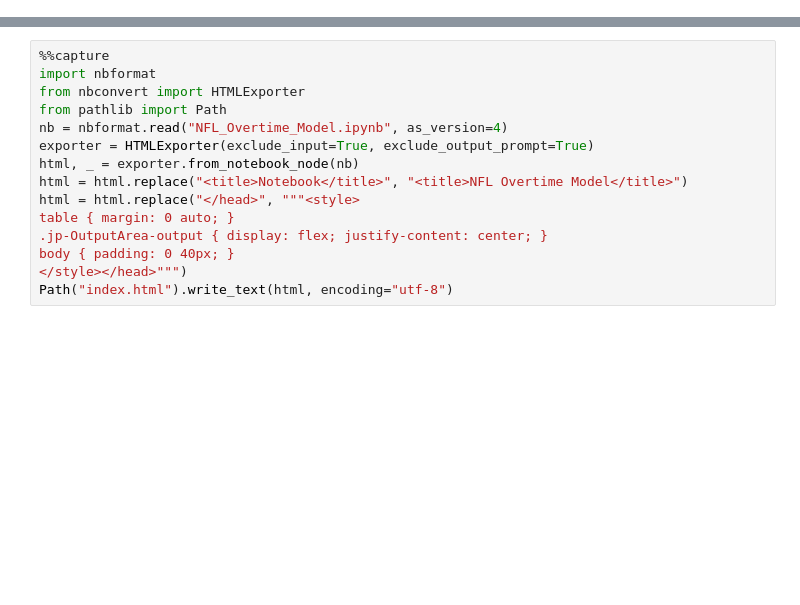
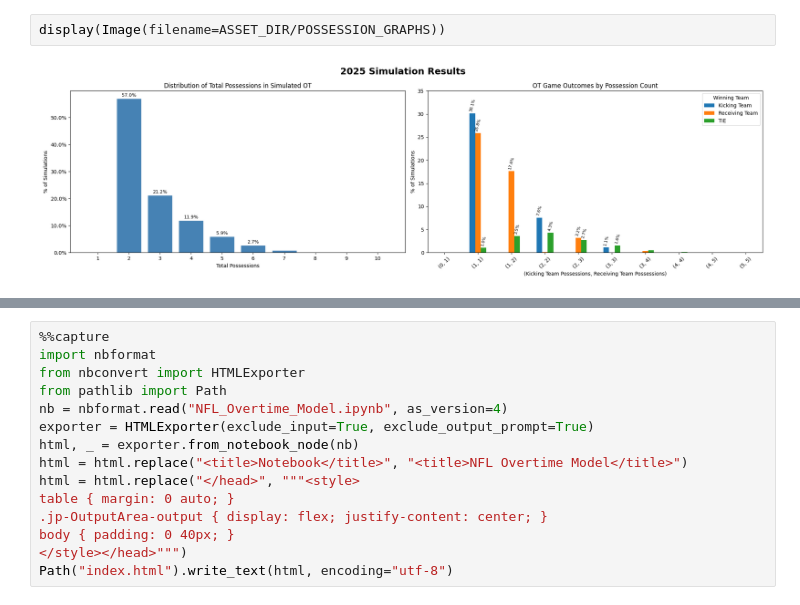
Before and after one commit to njlewin/NFL_Overtime_Model, a Jupyter notebook: NFL_Overtime_Model.ipynb, the cells around one changed output, grey strips where cells are left out. Drawn from its saved outputs; the diff is of its cells as text; blank space fills up the shorter version.

```diff
--- a/NFL_Overtime_Model.ipynb
+++ b/NFL_Overtime_Model.ipynb
@@ -112,0 +107,4 @@ plt.show()
+# %%
+display(Image(filename=ASSET_DIR/POSSESSION_GRAPHS))
+# %% [output]
+[figure, added]
```
Also changed, not shown: parts of 19 cells of this notebook, 21 other files.
